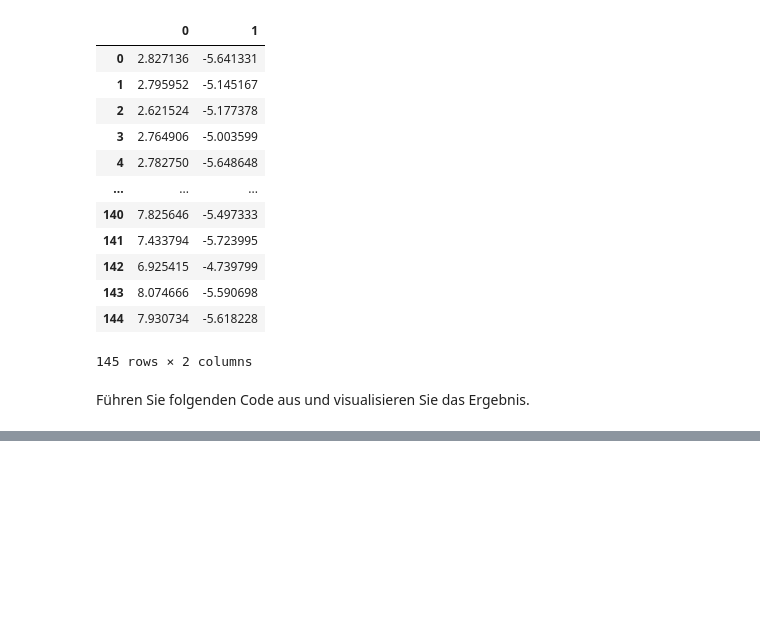
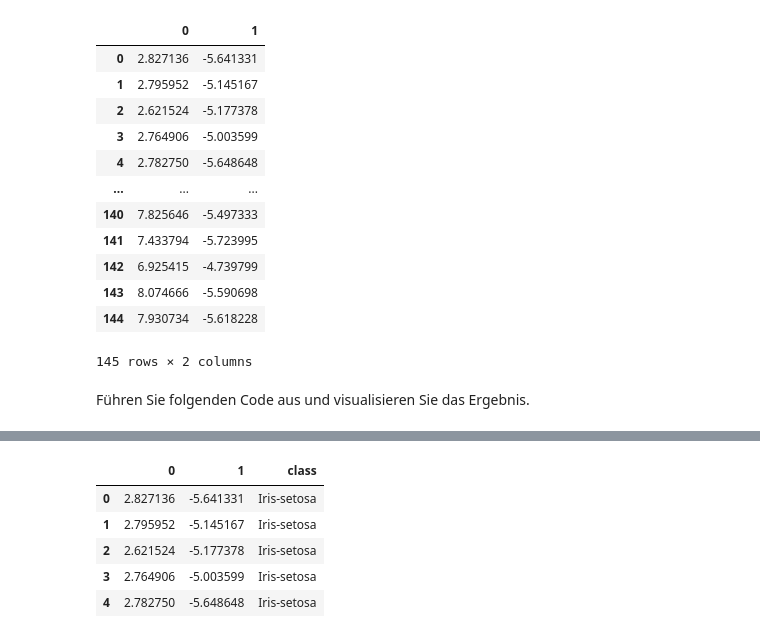
Before and after one commit to julianfbeck/ML-Uebungen, a Jupyter notebook: Aufgabenblatt 5 - Principal Component Analysis/Principal Component Analysis - Exercises.ipynb, the cells around one changed output, grey strips where cells are left out. Drawn from its saved outputs; the diff is of its cells as text; code cells hidden in the pictures; blank space fills up the shorter version.

```diff
--- a/Aufgabenblatt 5 - Principal Component Analysis/Principal Component Analysis - Exercises.ipynb
+++ b/Aufgabenblatt 5 - Principal Component Analysis/Principal Component Analysis - Exercises.ipynb
@@ -345,0 +351,10 @@ ValueError: Cannot index with multidimensional key
+# %%
+Y["class"] = y
+Y.head()
+# %% [output]
+|  | 0 | 1 | class |
+| 0 | 2.827136 | -5.641331 | Iris-setosa |
+| 1 | 2.795952 | -5.145167 | Iris-setosa |
+| 2 | 2.621524 | -5.177378 | Iris-setosa |
+| 3 | 2.764906 | -5.003599 | Iris-setosa |
+| 4 | 2.782750 | -5.648648 | Iris-setosa |
```
Also changed, not shown: parts of 3 cells of this notebook, 2 other files.
